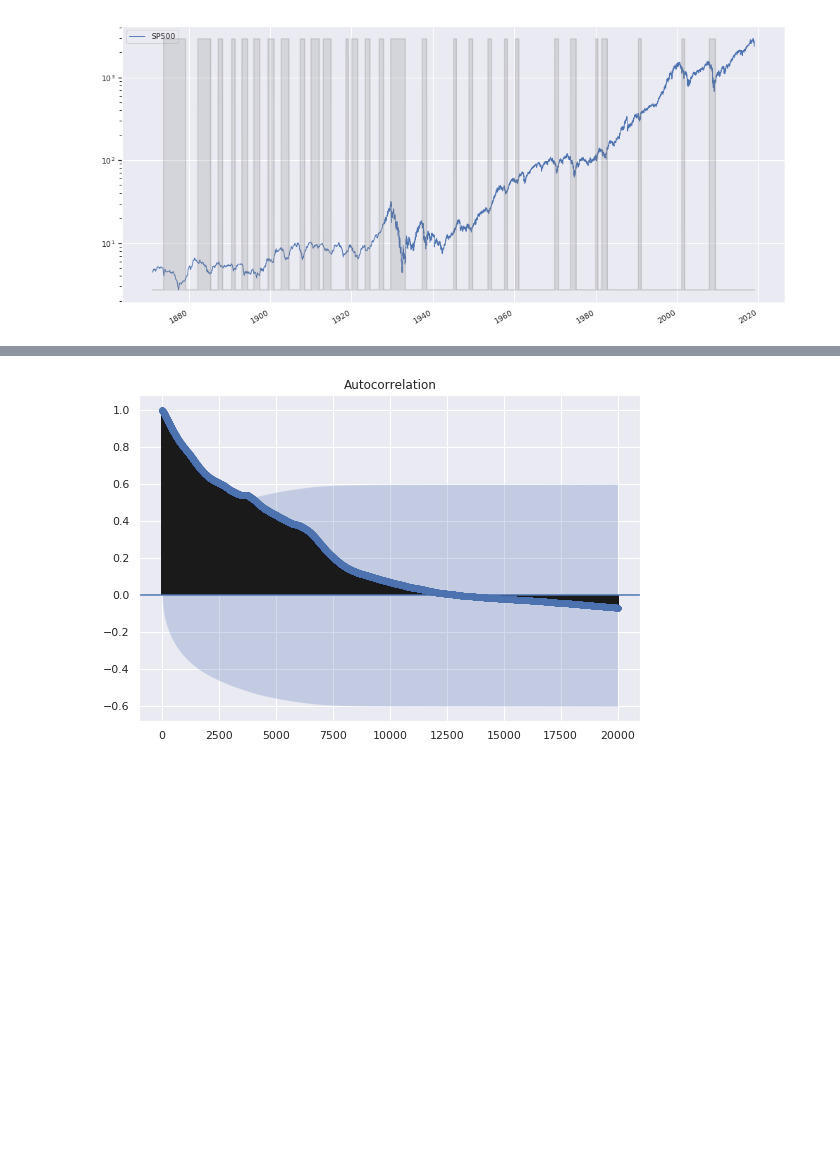
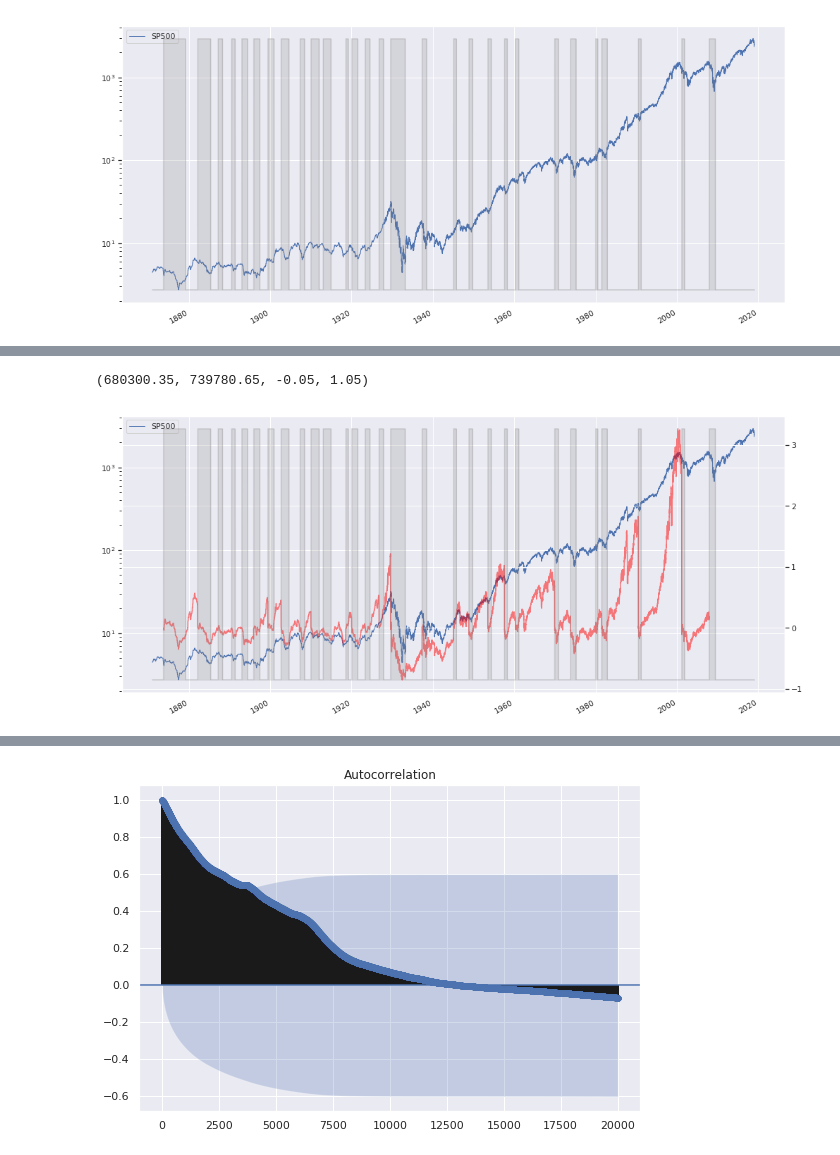
Before and after one commit to pogoetic/stego, a Jupyter notebook: stegonbk.ipynb, the cells around one changed output, grey strips where cells are left out. Drawn from its saved outputs; the diff is of its cells as text; code cells hidden in the pictures; blank space fills up the shorter version.

Commit message:
plotting

```diff
--- a/stegonbk.ipynb
+++ b/stegonbk.ipynb
@@ -572,3 +516,34 @@ plt.axis('off')
 # %% [output]
 (680300.35, 739780.65, -0.05, 1.05)
 [figure]
+# %%
+#Map our recession dates onto our main dataframe
+
+#Set our recession dates
+main_df['next_recession_date'] = np.NaN
+main_df['recession'] = 0
+main_df['recession_start'] = 0
+main_df['recession_end'] = 0
+main_df['SP500_last_peak'] = 0
+main_df['SP500_last_trough'] = 0
+for index, row in rcs_df.iterrows():
+    main_df.loc[(main_df.index>=row.peak) & (main_df.index<=row.trough), 'recession'] = 1
+    main_df.loc[(main_df.index==row.peak), 'recession_start'] = 1
+    main_df.loc[(main_df.index==row.trough), 'recession_end'] = 1
+    try:
+        main_df.loc[(main_df.index>=row.peak) & (main_df.index<=rcs_df.iloc[int(index)+1].peak), 'SP500_last_peak'] =  main_df.loc[main_df.index==row.peak].SP500.values #peak to peak
+        main_df.loc[(main_df.index>=row.trough) & (main_df.index<=rcs_df.iloc[int(index)+1].trough), 'SP500_last_trough'] =  main_df.loc[main_df.index==row.trough].SP500.values  #trough to trough
+        main_df.loc[(main_df.index>=row.peak) & (main_df.index<rcs_df.iloc[int(index)+1].peak), 'next_recession_date'] = rcs_df.iloc[int(index)+1].peak
+    except:
+        pass
+
+#Calc 'months before recession' feature (could be our target)
+main_df['days_to_rec'] = (pd.to_datetime(main_df.next_recession_date) - main_df.index)/np.timedelta64(1, 'D') #convert to days
+main_df['months_to_rec'] = (pd.to_datetime(main_df.next_recession_date) - main_df.index)/np.timedelta64(1, 'M') #convert to months
+main_df['months_to_rec_round'] = np.round((pd.to_datetime(main_df.next_recession_date) - main_df.index)/np.timedelta64(1, 'M')) #convert to months
+main_df['3m_to_rec'] = np.where(main_df.months_to_rec_round.isin([0,1,2,3]),1,0)
+main_df['6m_to_rec'] = np.where(main_df.months_to_rec_round.isin([0,1,2,3,4,5,6]),1,0)
+
+#Calc SP500 chg vs. prior peak/trough
+main_df['SP500_chg_from_peak'] = (main_df.SP500 - main_df.SP500_last_peak)*1.0/main_df.SP500_last_peak*1.0
+main_df['SP500_chg_from_trough'] = (main_df.SP500 - main_df.SP500_last_trough)*1.0/main_df.SP500_last_trough*1.0
@@ -575,3 +566,15 @@ plt.axis('off')
+# %%
+fig0, ax0 = plt.subplots()
+ax1 = ax0.twinx()
+ax2 = ax0.twinx()
+main_df['1854-12-01':].plot(kind='line',y=['SP500'],ax=ax0,linewidth=1.0,figsize=(15,8),logy=True)
+main_df['SP500_chg_from_peak'].plot(kind='line', secondary_y=True, ax=ax1, alpha=.5, color='red')
+main_df['recession'].plot(kind='area', secondary_y=True, ax=ax2, alpha=.2, color='grey')
+#ax2.yaxis.set_visible(False)
+plt.axis('off')
+# %% [output]
+(680300.35, 739780.65, -0.05, 1.05)
+[figure, added]
 # %%
 #Review our final dataframe before we move on
 main_df.tail(10)
```
Also changed, not shown: parts of 4 cells of this notebook.
